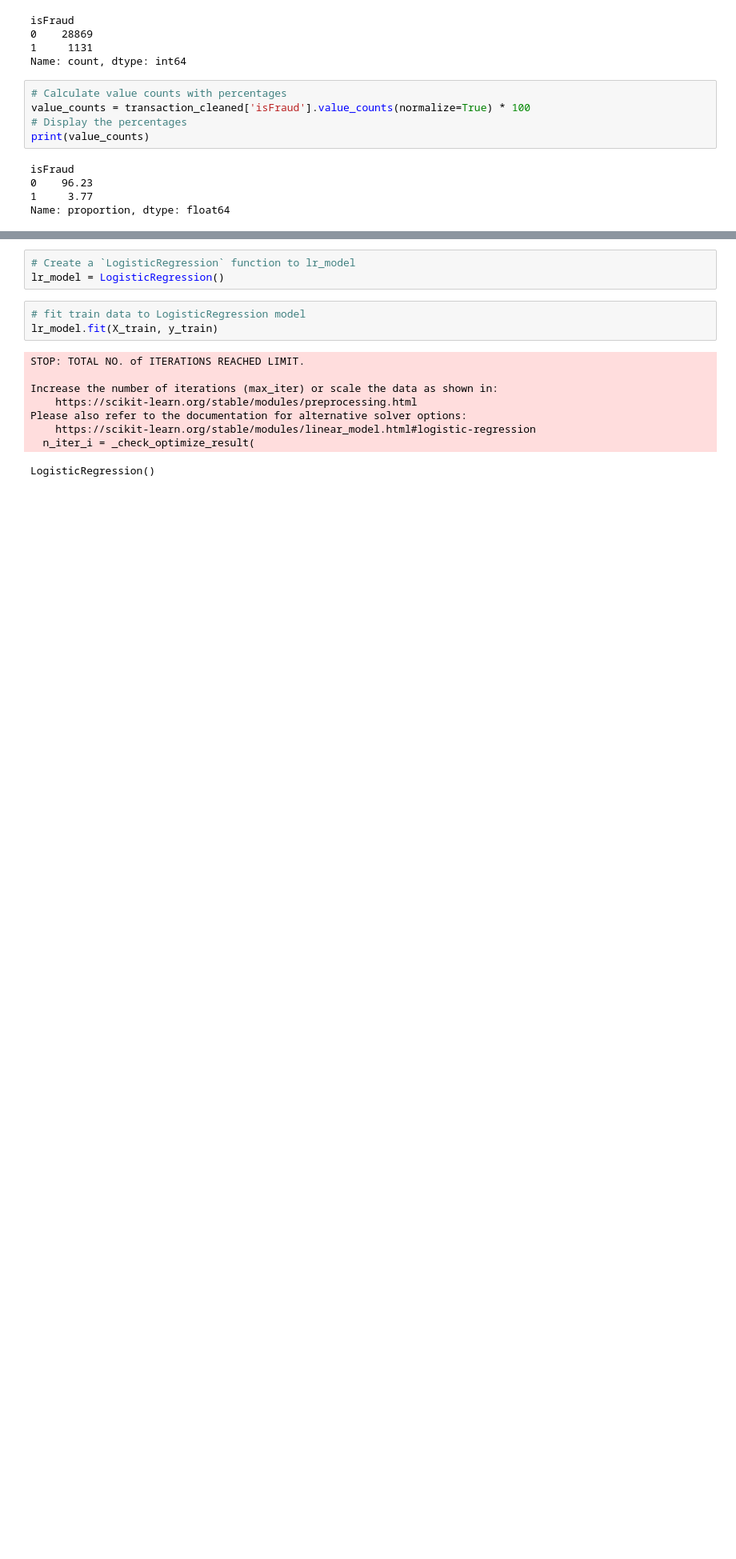
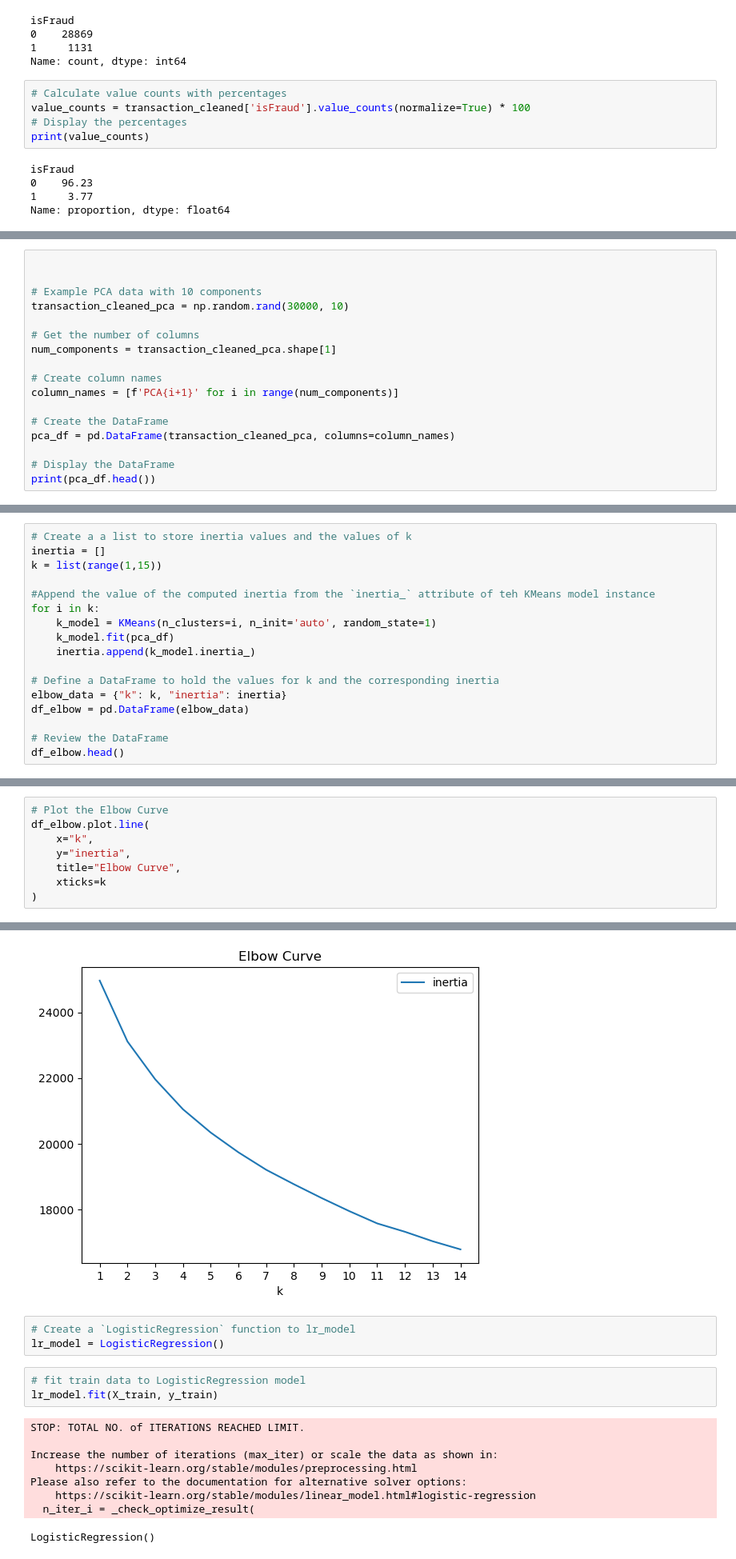
Before and after one commit to eliza0101/Project-2, a Jupyter notebook: trained.ipynb, the cells around one changed output, grey strips where cells are left out. Shown: that part at 80% size. Saved outputs shown, nothing was run; the diff lists cells and outputs as text; blank space fills up the shorter version.

```diff
--- a/trained.ipynb
+++ b/trained.ipynb
@@ -218,0 +245,17 @@ from sklearn.linear_model import LogisticRegression
+# %%
+
+
+# Example PCA data with 10 components
+transaction_cleaned_pca = np.random.rand(30000, 10)
+
+# Get the number of columns
+num_components = transaction_cleaned_pca.shape[1]
+
+# Create column names
+column_names = [f'PCA{i+1}' for i in range(num_components)]
+
+# Create the DataFrame
+pca_df = pd.DataFrame(transaction_cleaned_pca, columns=column_names)
+
+# Display the DataFrame
+print(pca_df.head())
@@ -218,0 +282,17 @@ from sklearn.linear_model import LogisticRegression
+# %%
+# Create a a list to store inertia values and the values of k
+inertia = []
+k = list(range(1,15))
+
+#Append the value of the computed inertia from the `inertia_` attribute of teh KMeans model instance
+for i in k:
+    k_model = KMeans(n_clusters=i, n_init='auto', random_state=1)
+    k_model.fit(pca_df)
+    inertia.append(k_model.inertia_)
+
+# Define a DataFrame to hold the values for k and the corresponding inertia
+elbow_data = {"k": k, "inertia": inertia}
+df_elbow = pd.DataFrame(elbow_data)
+
+# Review the DataFrame
+df_elbow.head()
@@ -218,0 +306,9 @@ from sklearn.linear_model import LogisticRegression
+# %%
+# Plot the Elbow Curve
+df_elbow.plot.line(
+    x="k",
+    y="inertia",
+    title="Elbow Curve",
+    xticks=k
+)
+# %% [output]
@@ -219,3 +316,4 @@ from sklearn.linear_model import LogisticRegression
+[figure, added]
 # %%
 # Create a `LogisticRegression` function to lr_model
 lr_model = LogisticRegression()
```
Also changed, not shown: parts of 13 cells of this notebook.
